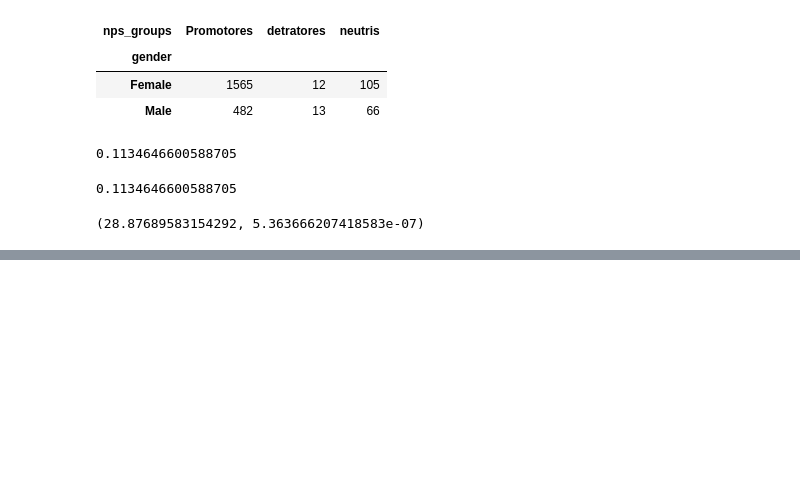
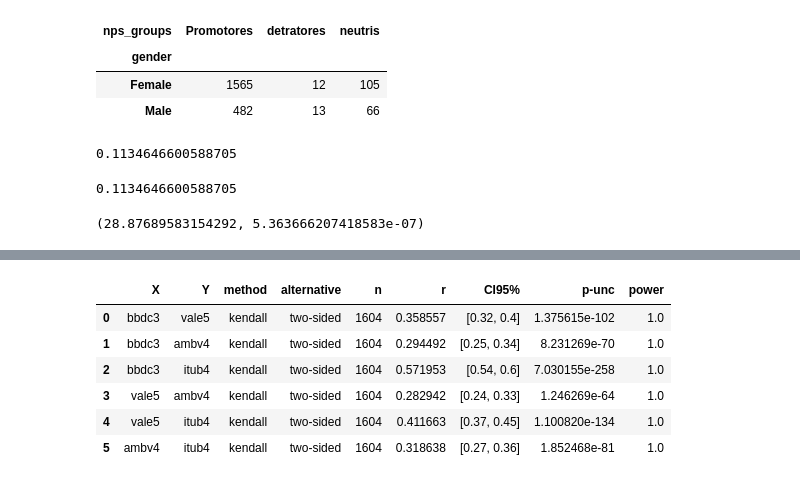
Before and after one commit to CarolineAndradeR/Python, a Jupyter notebook: Associação_Correlação.ipynb, the cells around one changed output, grey strips where cells are left out. Cells and saved outputs as stored; diff of their text form; code cells hidden in the pictures; blank space fills up the shorter version.

```diff
--- a/Associação_Correlação.ipynb
+++ b/Associação_Correlação.ipynb
@@ -272,0 +368,18 @@ AttributeError: ignored
+# %%
+# Verificar se os dados se correlacionam
+correl_columns = ['petr', 'bbdc3', 'vale5', 'ambv4', 'itub4']
+
+# Teste de hipotese
+pg.pairwise_corr(dados_bolsa_filtrados,
+                 columns = correl_columns,
+                 method = 'kendall')
+
+# se p-value < 0,05 - então a correlação e significante
+# %% [output]
+|  | X | Y | method | alternative | n | r | CI95% | p-unc | power |
+| 0 | bbdc3 | vale5 | kendall | two-sided | 1604 | 0.358557 | [0.32, 0.4] | 1.375615e-102 | 1.0 |
+| 1 | bbdc3 | ambv4 | kendall | two-sided | 1604 | 0.294492 | [0.25, 0.34] | 8.231269e-70 | 1.0 |
+| 2 | bbdc3 | itub4 | kendall | two-sided | 1604 | 0.571953 | [0.54, 0.6] | 7.030155e-258 | 1.0 |
+| 3 | vale5 | ambv4 | kendall | two-sided | 1604 | 0.282942 | [0.24, 0.33] | 1.246269e-64 | 1.0 |
+| 4 | vale5 | itub4 | kendall | two-sided | 1604 | 0.411663 | [0.37, 0.45] | 1.100820e-134 | 1.0 |
+| 5 | ambv4 | itub4 | kendall | two-sided | 1604 | 0.318638 | [0.27, 0.36] | 1.852468e-81 | 1.0 |
```
Also changed, not shown: parts of 8 cells of this notebook.
